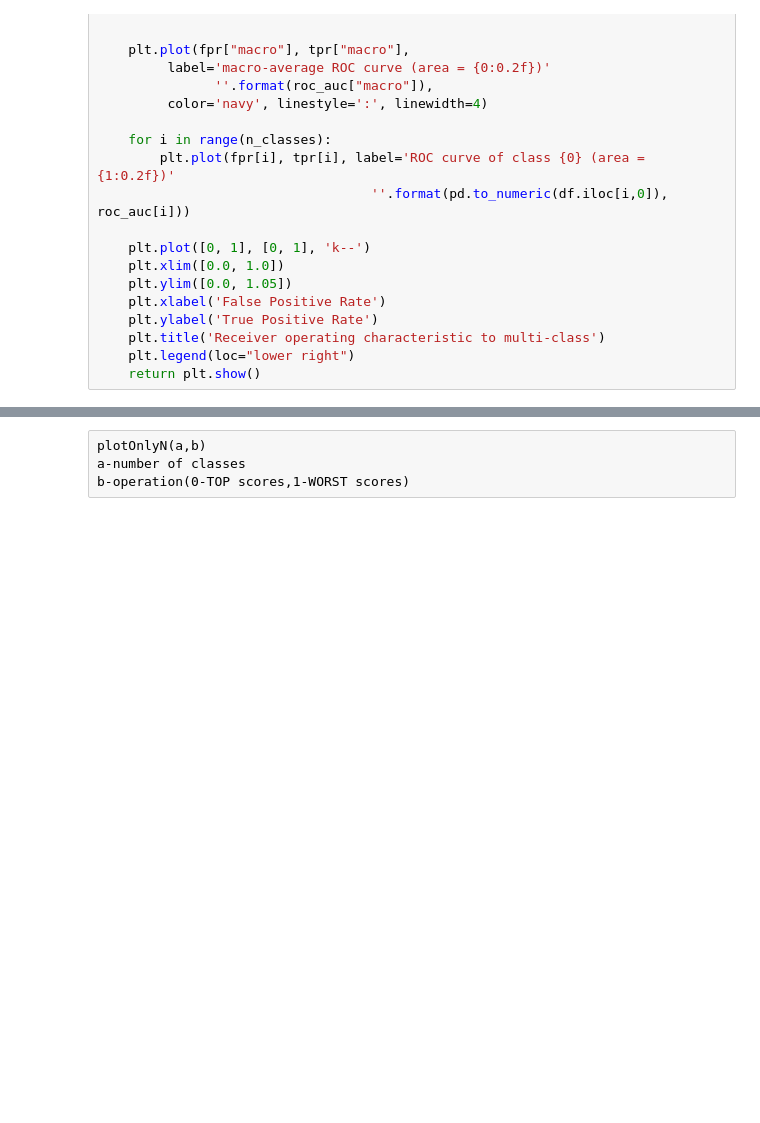
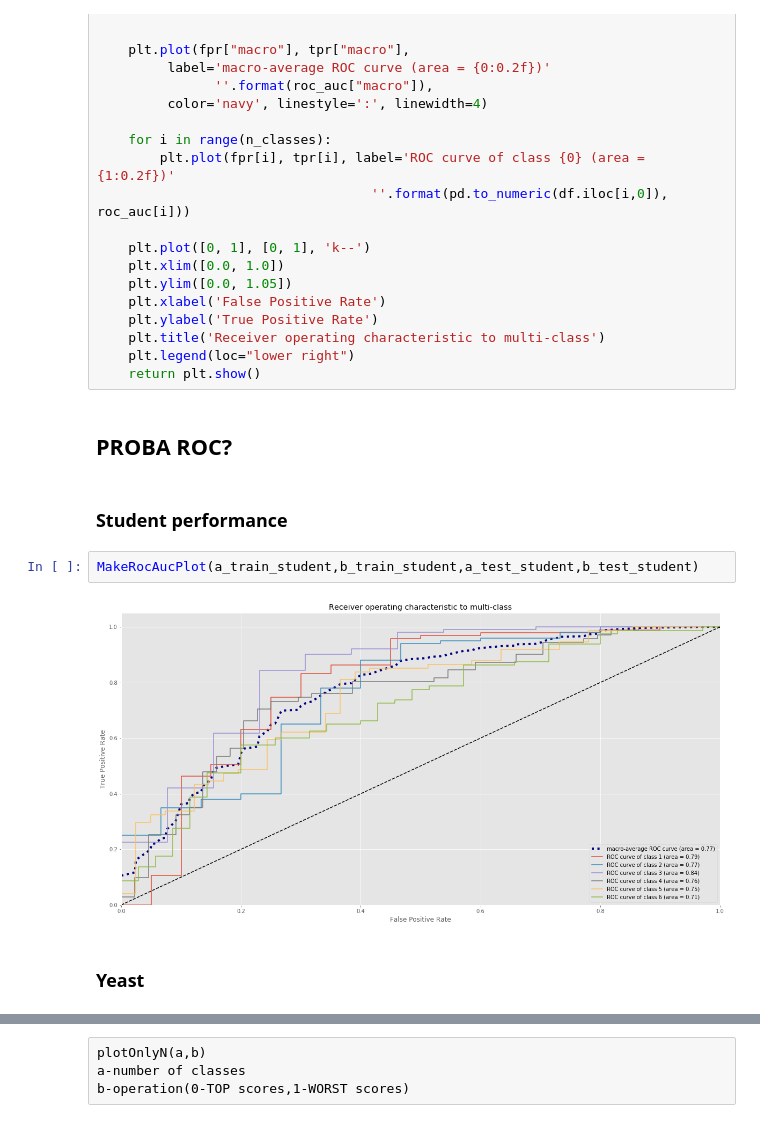
Before and after one commit to dusicastepic/Multi-label-classification-, a Jupyter notebook: MLC - proba.ipynb, the cells around one changed output, grey strips where cells are left out. Drawn from its saved outputs; the diff is of its cells as text; blank space fills up the shorter version.

Commit message:
Add files via upload
-ROC plot added also for student dataset
-Adapted algs.(MLkNN,BRkNNa) for student,yeast datasets

```diff
--- a/MLC - proba.ipynb
+++ b/MLC - proba.ipynb
@@ -671,3 +674,13 @@ def plotOnlyN(n,operation):
     plt.title('Receiver operating characteristic to multi-class')
     plt.legend(loc="lower right")
     return plt.show()
+# %% [markdown]
+## PROBA ROC?
+# %% [markdown]
+### Student performance
+# %%
+MakeRocAucPlot(a_train_student,b_train_student,a_test_student,b_test_student)
+# %% [output]
+[figure, added]
+# %% [markdown]
+### Yeast
```
Also changed, not shown: parts of 35 cells of this notebook.
